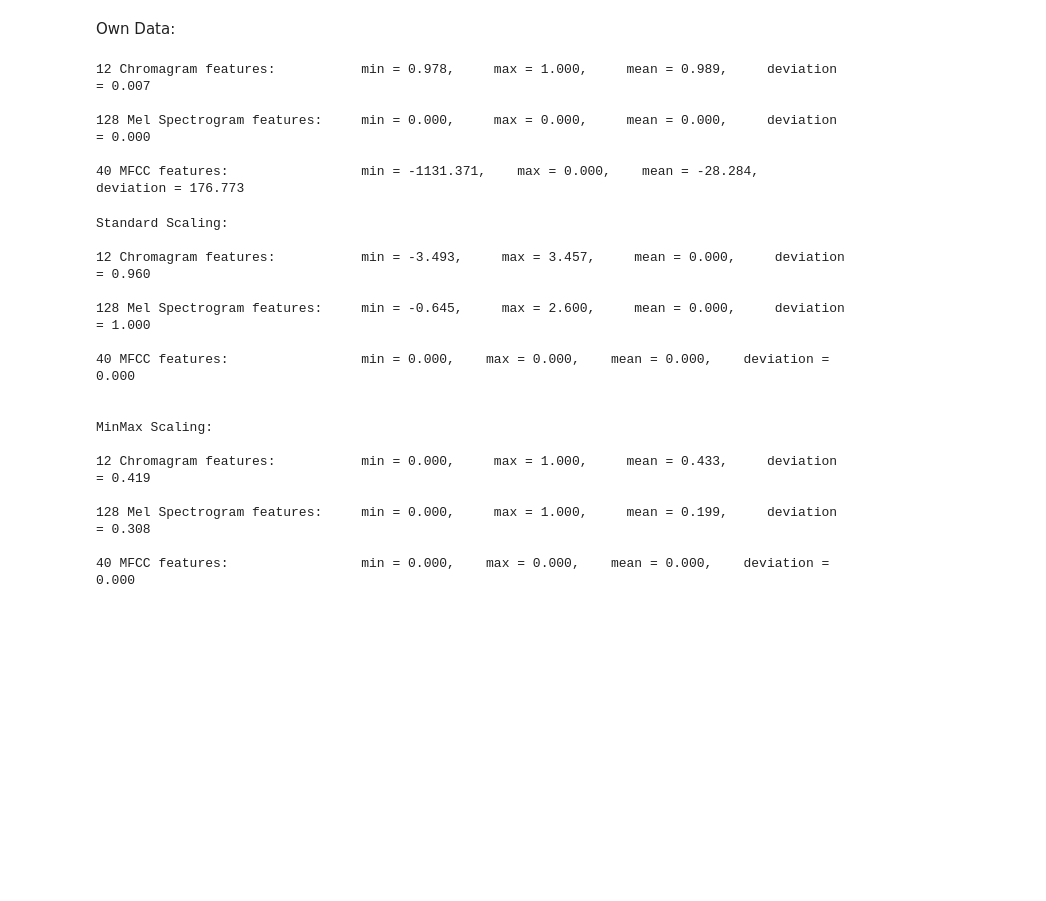
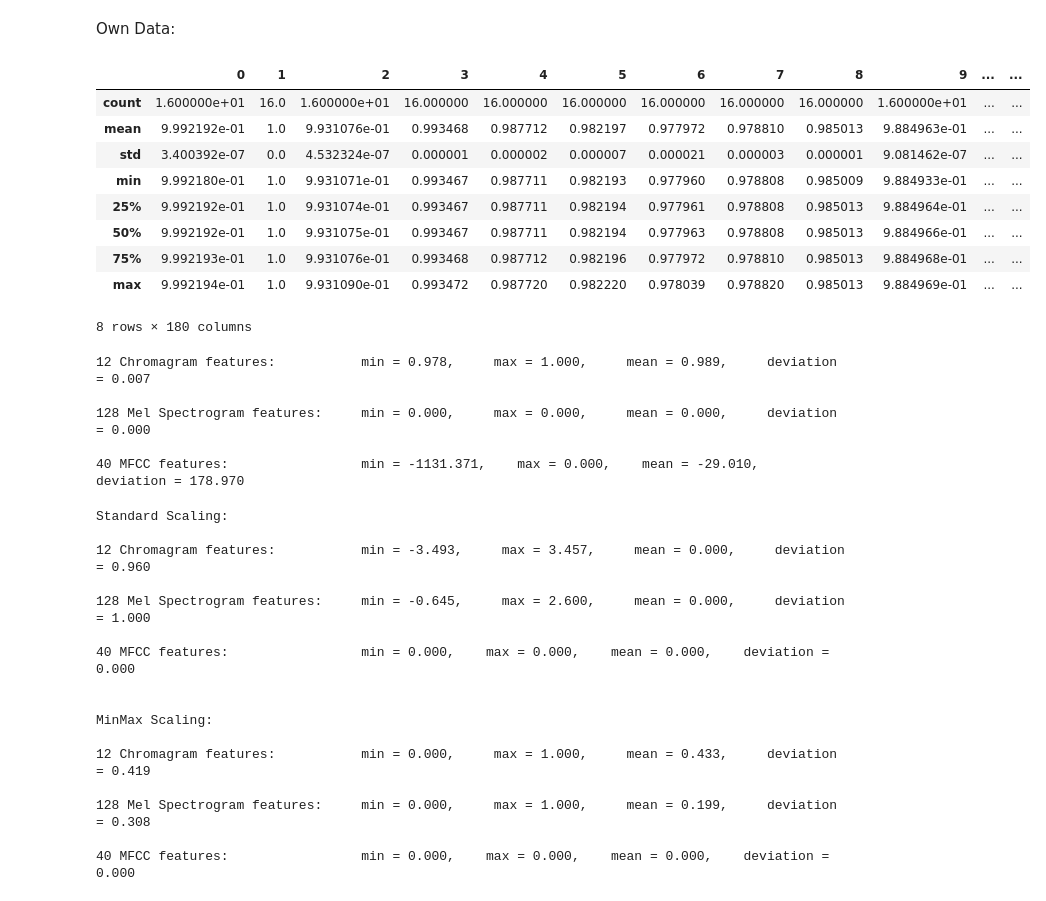
Before and after one commit to tiffanyhuang053/IAT360-Week3-ClassicML, a Jupyter notebook: Week_3_MachineLearning.ipynb, the cells around one changed output. Drawn from its saved outputs; the diff is of its cells as text; code cells hidden in the pictures; blank space fills up the shorter version.

```diff
--- a/Week_3_MachineLearning.ipynb
+++ b/Week_3_MachineLearning.ipynb
@@ -437,11 +437,24 @@ MinMax Scaling:
 Perfect. Zero mean and unit variance for standard scaling and in the range [0,1] for MinMax scaling - a default when we don't specify values. We can now move on to building predictive models for these features.
 # %% [markdown]
 Own Data:
+# %%
+myFeatures.describe()
+# %% [output]
+|  | 0 | 1 | 2 | 3 | 4 | 5 | 6 | 7 | 8 | 9 | ... | ... |
+| count | 1.600000e+01 | 16.0 | 1.600000e+01 | 16.000000 | 16.000000 | 16.000000 | 16.000000 | 16.000000 | 16.000000 | 1.600000e+01 | ... | ... |
+| mean | 9.992192e-01 | 1.0 | 9.931076e-01 | 0.993468 | 0.987712 | 0.982197 | 0.977972 | 0.978810 | 0.985013 | 9.884963e-01 | ... | ... |
+| std | 3.400392e-07 | 0.0 | 4.532324e-07 | 0.000001 | 0.000002 | 0.000007 | 0.000021 | 0.000003 | 0.000001 | 9.081462e-07 | ... | ... |
+| min | 9.992180e-01 | 1.0 | 9.931071e-01 | 0.993467 | 0.987711 | 0.982193 | 0.977960 | 0.978808 | 0.985009 | 9.884933e-01 | ... | ... |
+| 25% | 9.992192e-01 | 1.0 | 9.931074e-01 | 0.993467 | 0.987711 | 0.982194 | 0.977961 | 0.978808 | 0.985013 | 9.884964e-01 | ... | ... |
+| 50% | 9.992192e-01 | 1.0 | 9.931075e-01 | 0.993467 | 0.987711 | 0.982194 | 0.977963 | 0.978808 | 0.985013 | 9.884966e-01 | ... | ... |
+| 75% | 9.992193e-01 | 1.0 | 9.931076e-01 | 0.993468 | 0.987712 | 0.982196 | 0.977972 | 0.978810 | 0.985013 | 9.884968e-01 | ... | ... |
+| max | 9.992194e-01 | 1.0 | 9.931090e-01 | 0.993472 | 0.987720 | 0.982220 | 0.978039 | 0.978820 | 0.985013 | 9.884969e-01 | ... | ... |
+8 rows × 180 columns
 # %%
 # We would usually use df.describe(), but it provides a bit of a mess of information we don't need at the moment.
 def print_myFeatures(df):
     # Check chromagram feature values
-    features_df_chromagram = df.loc[:,:11]
+    features_df_chromagram = df.iloc[:,0:11]
     chroma_min = features_df_chromagram.min().min()
     chroma_max = features_df_chromagram.max().max()
     # stack all features into a single series so we don't get a mean of means or stdev of stdevs
@@ -454,7 +467,7 @@ def print_myFeatures(df):
     deviation = {chroma_stdev:.3f}')
 
     # Check mel spectrogram feature values
-    features_df_melspectrogram = df.loc[:,12:139]
+    features_df_melspectrogram = df.iloc[:,12:139]
     mel_min = features_df_melspectrogram.min().min()
     mel_max = features_df_melspectrogram.max().max()
     # stack all features into a single series so we don't get a mean of means or stdev of stdevs
@@ -467,7 +480,7 @@ def print_myFeatures(df):
     deviation = {mel_stdev:.3f}')
 
     # Check MFCC feature values
-    features_df_mfcc = df.loc[:,140:179]
+    features_df_mfcc = df.iloc[:,140:179]
     mfcc_min = features_df_mfcc.min().min()
     mfcc_max = features_df_mfcc.max().max()
     # stack all features into a single series so we don't get a mean of means or stdev of stdevs
@@ -479,13 +492,13 @@ def print_myFeatures(df):
     mean = {mfcc_mean:.3f},\
     deviation = {mfcc_stdev:.3f}')
 
-print_myFeatures(features_df)
+print_myFeatures(myFeatures)
 # %% [output]
 12 Chromagram features:           min = 0.978,     max = 1.000,     mean = 0.989,     deviation = 0.007
 
 128 Mel Spectrogram features:     min = 0.000,     max = 0.000,     mean = 0.000,     deviation = 0.000
 
-40 MFCC features:                 min = -1131.371,    max = 0.000,    mean = -28.284,    deviation = 176.773
+40 MFCC features:                 min = -1131.371,    max = 0.000,    mean = -29.010,    deviation = 178.970
 # %%
 from sklearn.preprocessing import StandardScaler
 from sklearn.preprocessing import MinMaxScaler
```
